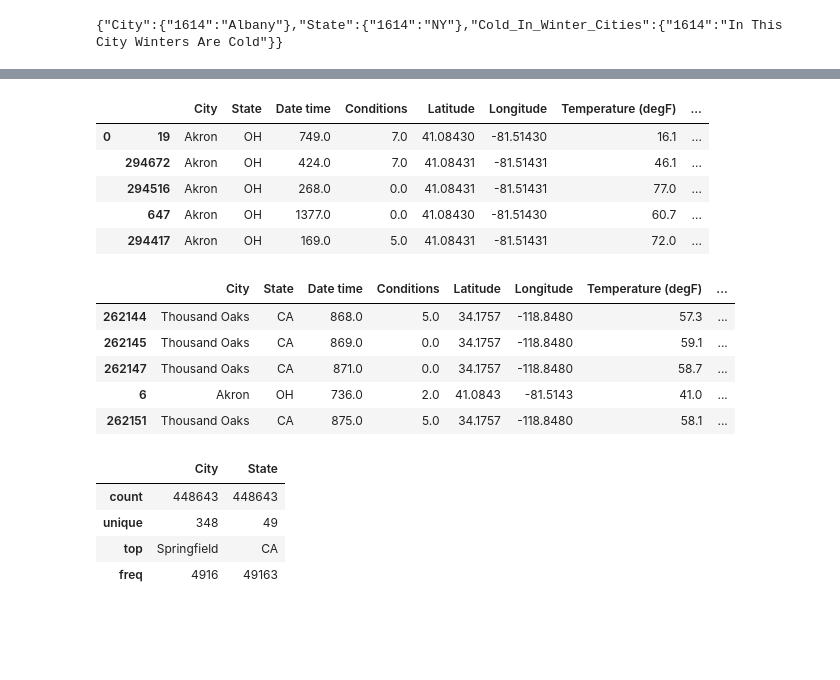
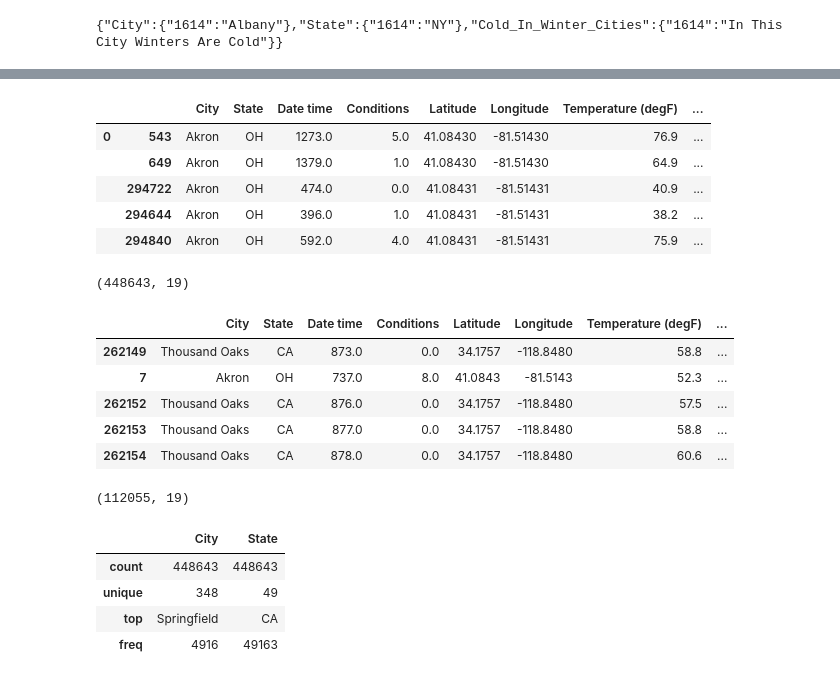
Before and after one commit to BloomTech-Labs/PT17_cityspire-f-ds, a Jupyter notebook: weather_api/Weather_Data_Engineering_Predictions.ipynb, the cells around one changed output, grey strips where cells are left out. Drawn from its saved outputs; the diff is of its cells as text; code cells hidden in the pictures; blank space fills up the shorter version.

Commit message:
Predictions

```diff
--- a/weather_api/Weather_Data_Engineering_Predictions.ipynb
+++ b/weather_api/Weather_Data_Engineering_Predictions.ipynb
@@ -194,0 +183,9 @@ sns.distplot(cities_df['Visibility (mi)'])
+# %%
+# Fill float type missing values with median values because most of the columns have outliers
+
+float_columns = location_df.select_dtypes(include=['float64']).columns.tolist()
+
+for column in location_df:
+    if location_df[column].isnull().any():
+        if(column in float_columns):
+            location_df[column]=location_df[column].fillna(location_df[column].median())
@@ -505,0 +572,7 @@ cities_df.head()
+# %%
+# Prepare Dataframe for predictions
+location_df = location_df[['City','State','Date time','Conditions' ,'Latitude','Longitude','Temperature (degF)',
+                           'Minimum Temperature (degF)','Maximum Temperature (degF)','Relative Humidity (%)',
+                           'Cloud Cover (%)','Precipitation (in)','Precipitation Cover (%)', 'Wind Direction',
+                           'Wind Speed (mph)','Snow Depth (in)', 'Snow (in)','Dew Point (degF)','Visibility (mi)']]
+location_df.head(3)
@@ -511,10 +589,10 @@ from sklearn.preprocessing import OrdinalEncoder
 # Encode the Conditions column
 
 ord_enc = OrdinalEncoder()
-cities_df['Conditions'] = ord_enc.fit_transform(cities_df['Conditions'].values.reshape(-1, 1))
-cities_df['Conditions'].dtype
+location_df['Conditions'] = ord_enc.fit_transform(location_df['Conditions'].values.reshape(-1, 1))
+location_df['Conditions'].dtype
 
 # Encode Date time column
-cities_df['Date time'] = ord_enc.fit_transform(cities_df['Date time'].values.reshape(-1, 1))
-cities_df['Date time'].dtype
+location_df['Date time'] = ord_enc.fit_transform(location_df['Date time'].values.reshape(-1, 1))
+location_df['Date time'].dtype
 # %% [output]
@@ -540,22 +630,26 @@ clf = make_pipeline(
 # clf = joblib.load('weather_predictor.pkl')
 # %%
 # Split data into Training and Testing for each location
-training = cities_df.groupby(['City', 'State'], as_index=False).apply(lambda x: x.sample(frac=0.8))
+training = location_df.groupby(['City', 'State'], as_index=False).apply(lambda x: x.sample(frac=0.8))
 training.head()
 # %% [output]
 |  |  | City | State | Date time | Conditions | Latitude | Longitude | Temperature (degF) | ... |
-| 0 | 19 | Akron | OH | 749.0 | 7.0 | 41.08430 | -81.51430 | 16.1 | ... |
-|  | 294672 | Akron | OH | 424.0 | 7.0 | 41.08431 | -81.51431 | 46.1 | ... |
-|  | 294516 | Akron | OH | 268.0 | 0.0 | 41.08431 | -81.51431 | 77.0 | ... |
-|  | 647 | Akron | OH | 1377.0 | 0.0 | 41.08430 | -81.51430 | 60.7 | ... |
-|  | 294417 | Akron | OH | 169.0 | 5.0 | 41.08431 | -81.51431 | 72.0 | ... |
+| 0 | 543 | Akron | OH | 1273.0 | 5.0 | 41.08430 | -81.51430 | 76.9 | ... |
+|  | 649 | Akron | OH | 1379.0 | 1.0 | 41.08430 | -81.51430 | 64.9 | ... |
+|  | 294722 | Akron | OH | 474.0 | 0.0 | 41.08431 | -81.51431 | 40.9 | ... |
+|  | 294644 | Akron | OH | 396.0 | 1.0 | 41.08431 | -81.51431 | 38.2 | ... |
+|  | 294840 | Akron | OH | 592.0 | 4.0 | 41.08431 | -81.51431 | 75.9 | ... |
+# %%
+training.shape
+# %% [output]
+(448643, 19)
 # %%
-testing = cities_df.loc[set(cities_df.index) - set(training.index.get_level_values(1))]
+testing = location_df.loc[set(location_df.index) - set(training.index.get_level_values(1))]
 testing.head()
 # %% [output]
 |  | City | State | Date time | Conditions | Latitude | Longitude | Temperature (degF) | ... |
-| 262144 | Thousand Oaks | CA | 868.0 | 5.0 | 34.1757 | -118.8480 | 57.3 | ... |
-| 262145 | Thousand Oaks | CA | 869.0 | 0.0 | 34.1757 | -118.8480 | 59.1 | ... |
-| 262147 | Thousand Oaks | CA | 871.0 | 0.0 | 34.1757 | -118.8480 | 58.7 | ... |
-| 6 | Akron | OH | 736.0 | 2.0 | 41.0843 | -81.5143 | 41.0 | ... |
-| 262151 | Thousand Oaks | CA | 875.0 | 5.0 | 34.1757 | -118.8480 | 58.1 | ... |
+| 262149 | Thousand Oaks | CA | 873.0 | 0.0 | 34.1757 | -118.8480 | 58.8 | ... |
+| 7 | Akron | OH | 737.0 | 8.0 | 41.0843 | -81.5143 | 52.3 | ... |
+| 262152 | Thousand Oaks | CA | 876.0 | 0.0 | 34.1757 | -118.8480 | 57.5 | ... |
+| 262153 | Thousand Oaks | CA | 877.0 | 0.0 | 34.1757 | -118.8480 | 58.8 | ... |
+| 262154 | Thousand Oaks | CA | 878.0 | 0.0 | 34.1757 | -118.8480 | 60.6 | ... |
@@ -572,3 +656,7 @@ testing.head()
+# %%
+testing.shape
+# %% [output]
+(112055, 19)
 # %%
 def wrangle(X):
     """Wrangle train, validate, and test sets in the same way"""
```
Also changed, not shown: parts of 47 cells of this notebook.
